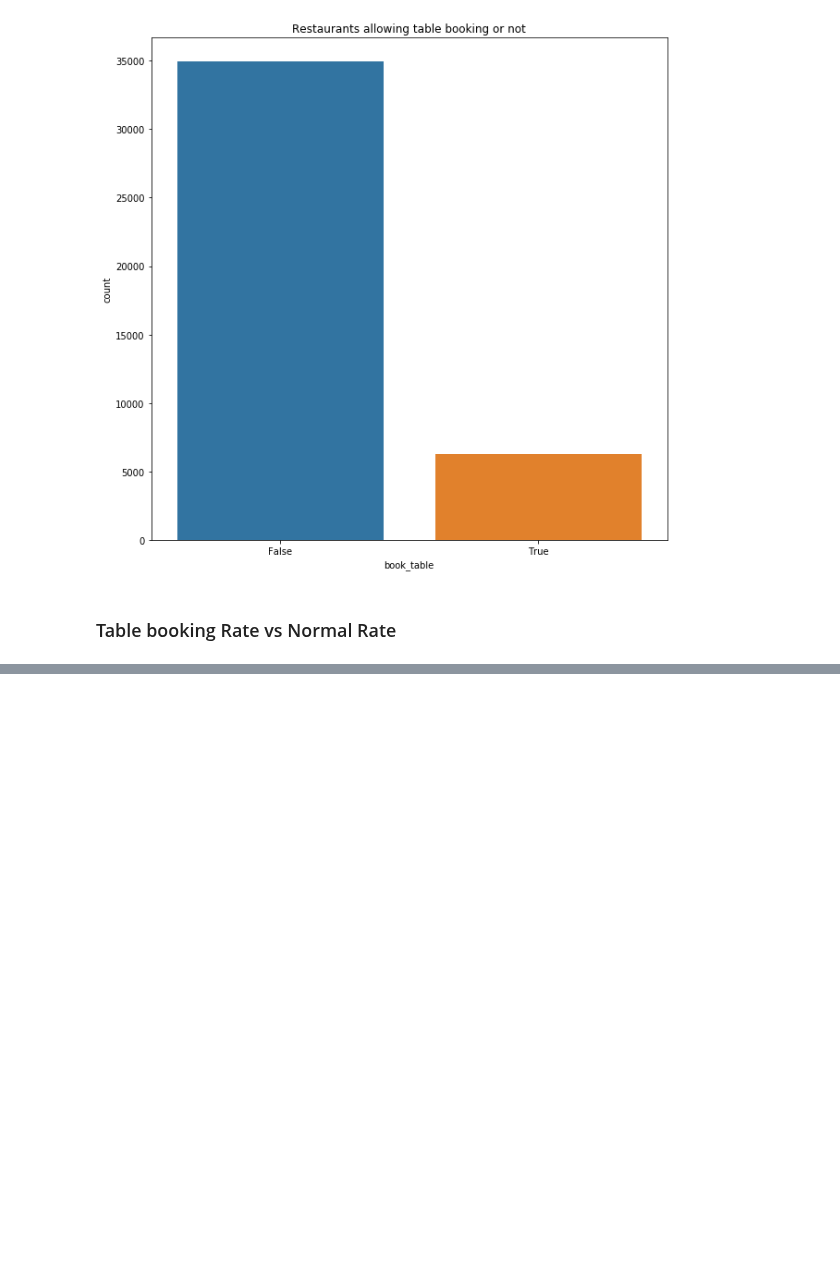
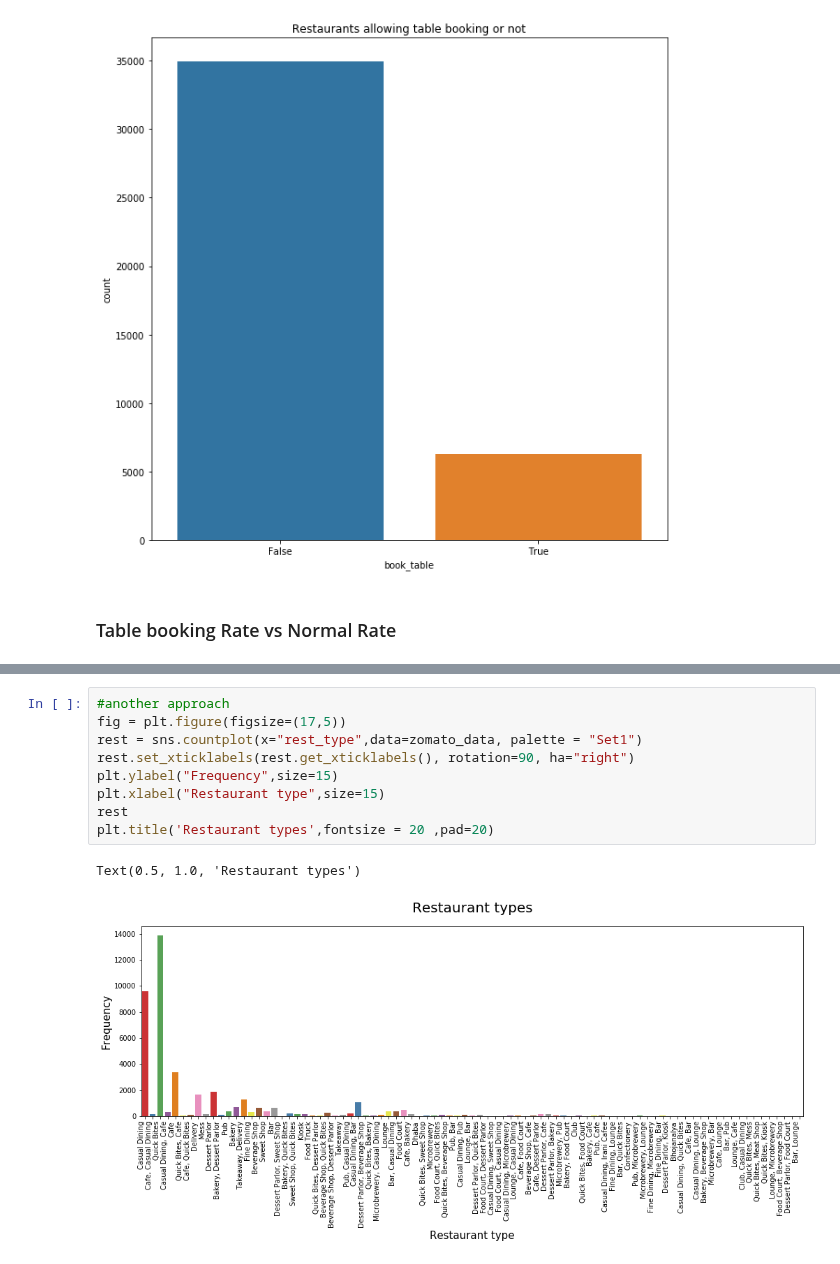
Before and after one commit to shreyanshsharma01/Exploratory-Data-Analysis-projects, a Jupyter notebook: Zomato_Restaurant_reviews_EDA.ipynb, the cells around one changed output, grey strips where cells are left out. Cells and saved outputs as stored; diff of their text form; blank space fills up the shorter version.

```diff
--- a/Zomato_Restaurant_reviews_EDA.ipynb
+++ b/Zomato_Restaurant_reviews_EDA.ipynb
@@ -403,0 +444,12 @@ pd.crosstab(zomato_data['rate'],zomato_data['book_table'])
+# %%
+#another approach
+fig = plt.figure(figsize=(17,5))
+rest = sns.countplot(x="rest_type",data=zomato_data, palette = "Set1")
+rest.set_xticklabels(rest.get_xticklabels(), rotation=90, ha="right")
+plt.ylabel("Frequency",size=15)
+plt.xlabel("Restaurant type",size=15)
+rest
+plt.title('Restaurant types',fontsize = 20 ,pad=20)
+# %% [output]
+Text(0.5, 1.0, 'Restaurant types')
+[figure, added]
```
Also changed, not shown: parts of 36 cells of this notebook.
